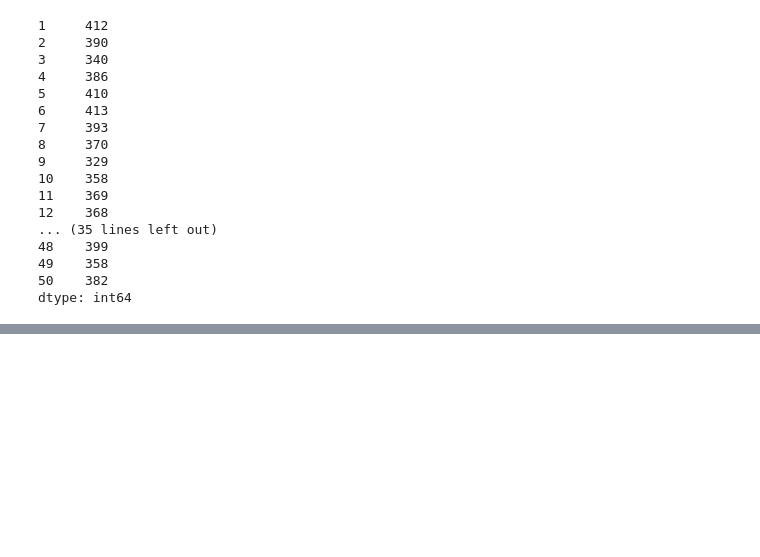
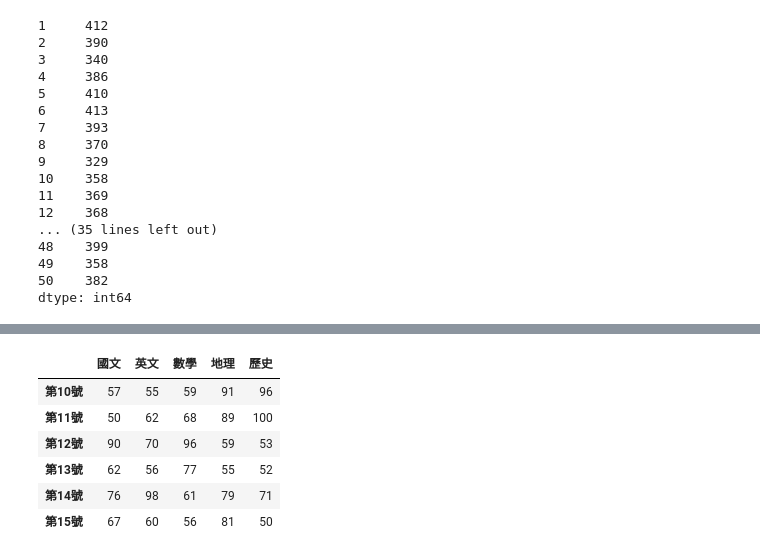
Before and after one commit to Knc5567/_python_test, a Jupyter notebook: lesson11.ipynb, the cells around one changed output, grey strips where cells are left out. Cells and saved outputs as stored; diff of their text form; code cells hidden in the pictures; blank space fills up the shorter version.

```diff
--- a/lesson11.ipynb
+++ b/lesson11.ipynb
@@ -113,0 +172,10 @@ df1.to_excel('score.xlsx',sheet_name='2024_06_27')
+# %%
+df1.loc['第10號':'第15號']
+# %% [output]
+|  | 國文 | 英文 | 數學 | 地理 | 歷史 |
+| 第10號 | 57 | 55 | 59 | 91 | 96 |
+| 第11號 | 50 | 62 | 68 | 89 | 100 |
+| 第12號 | 90 | 70 | 96 | 59 | 53 |
+| 第13號 | 62 | 56 | 77 | 55 | 52 |
+| 第14號 | 76 | 98 | 61 | 79 | 71 |
+| 第15號 | 67 | 60 | 56 | 81 | 50 |
```
Also changed, not shown: parts of 6 cells of this notebook.
